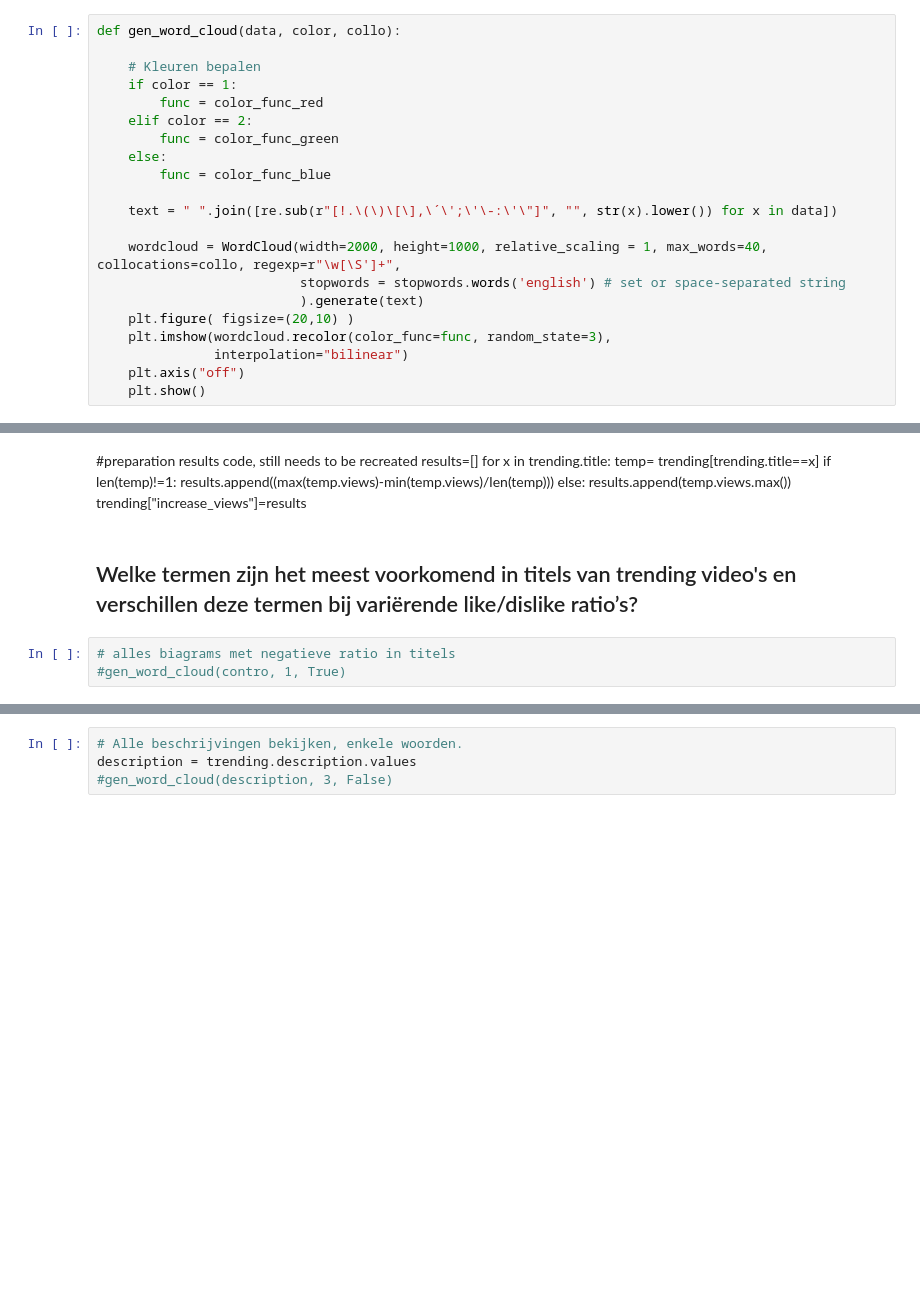
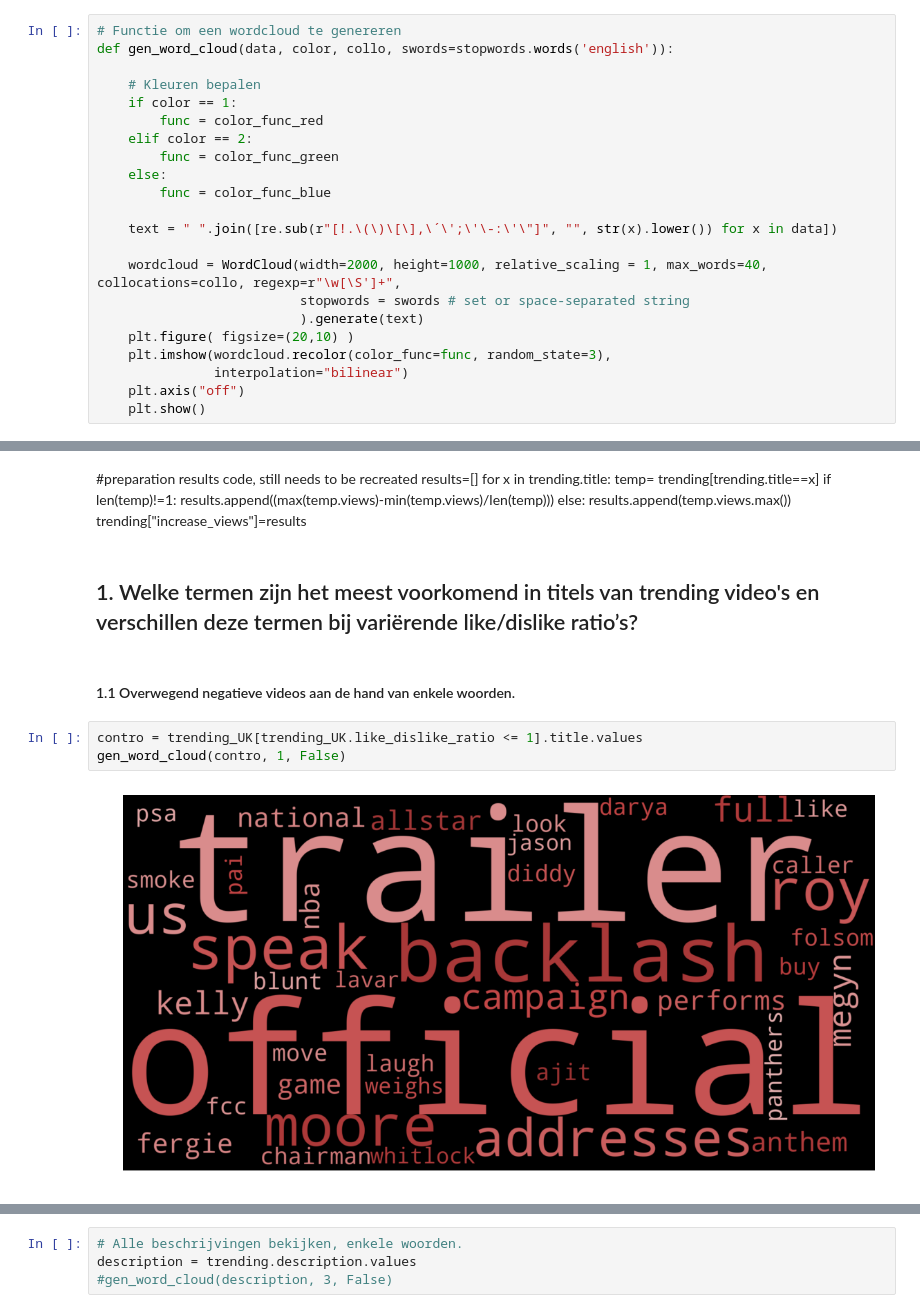
Before and after one commit to SandervWickeren/DataScience_YouTube, a Jupyter notebook: ResultsFile.ipynb, the cells around one changed output, grey strips where cells are left out. Saved outputs shown, nothing was run; the diff lists cells and outputs as text; blank space fills up the shorter version.

```diff
--- a/ResultsFile.ipynb
+++ b/ResultsFile.ipynb
@@ -76,7 +77,8 @@ def color_func_blue(word, font_size, position, orientation, random_state=None,
                     **kwargs):
     return "hsl(200, 50%%, %d%%)" % random.randint(40, 80)
 # %%
-def gen_word_cloud(data, color, collo):
+# Functie om een wordcloud te genereren
+def gen_word_cloud(data, color, collo, swords=stopwords.words('english')):
 
     # Kleuren bepalen
     if color == 1:
@@ -89,7 +91,7 @@ def gen_word_cloud(data, color, collo):
     text = " ".join([re.sub(r"[!.\(\)\[\],\´\';\'\-:\'\"]", "", str(x).lower()) for x in data])
 
     wordcloud = WordCloud(width=2000, height=1000, relative_scaling = 1, max_words=40, collocations=collo, regexp=r"\w[\S']+",
-                          stopwords = stopwords.words('english') # set or space-separated string
+                          stopwords = swords # set or space-separated string
                           ).generate(text)
     plt.figure( figsize=(20,10) )
     plt.imshow(wordcloud.recolor(color_func=func, random_state=3),
@@ -134,7 +136,11 @@ for x in trending.title:
         results.append(temp.views.max())
 trending["increase_views"]=results
 # %% [markdown]
-## Welke termen zijn het meest voorkomend in titels van trending video's en verschillen deze termen bij variërende like/dislike ratio’s?
+## 1. Welke termen zijn het meest voorkomend in titels van trending video's en verschillen deze termen bij variërende like/dislike ratio’s?
-# %%
-# alles biagrams met negatieve ratio in titels
-#gen_word_cloud(contro, 1, True)
+# %% [markdown]
+#### 1.1 Overwegend negatieve videos aan de hand van enkele woorden.
+# %%
+contro = trending_UK[trending_UK.like_dislike_ratio <= 1].title.values
+gen_word_cloud(contro, 1, False)
+# %% [output]
+[figure, added]
```
Also changed, not shown: parts of 27 cells of this notebook.
